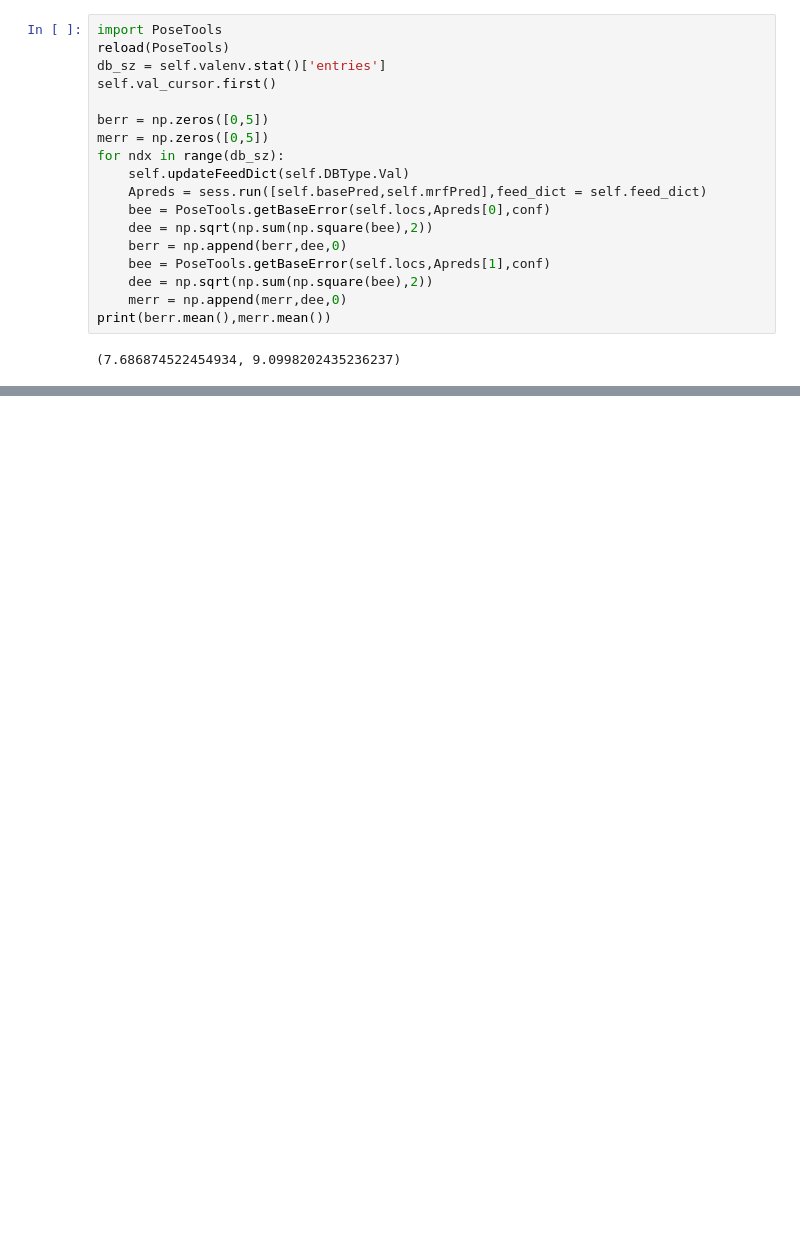
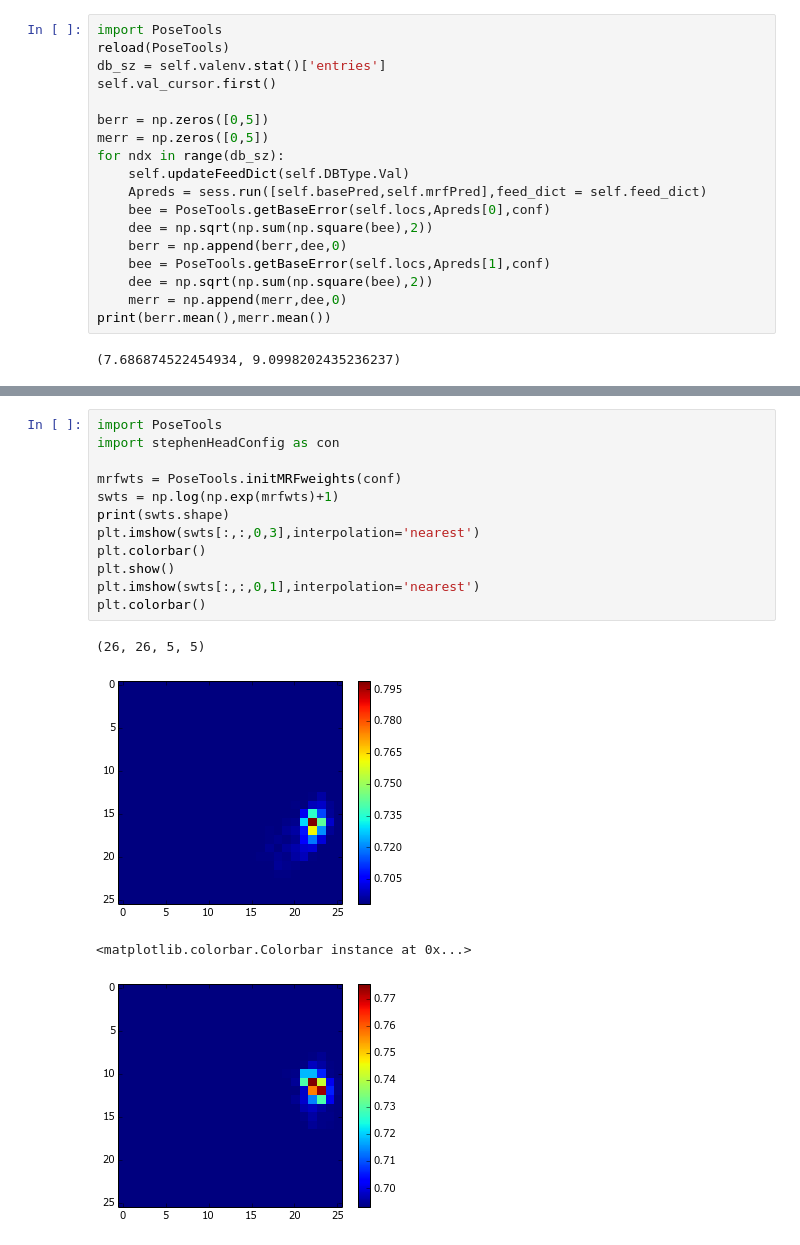
Before and after one commit to mkabra/poseTF, a Jupyter notebook: cellCodeHead.ipynb, the cells around one changed output, grey strips where cells are left out. Saved outputs shown, nothing was run; the diff lists cells and outputs as text; blank space fills up the shorter version.

```diff
--- a/cellCodeHead.ipynb
+++ b/cellCodeHead.ipynb
@@ -1371,3 +1462,20 @@ ax.bar(bb[0:-1]+width,dd2,width=width,color='b')
 (10,)
 <Container object of 10 artists>
 [figure]
+# %%
+import PoseTools
+import stephenHeadConfig as con
+
+mrfwts = PoseTools.initMRFweights(conf)
+swts = np.log(np.exp(mrfwts)+1)
+print(swts.shape)
+plt.imshow(swts[:,:,0,3],interpolation='nearest')
+plt.colorbar()
+plt.show()
+plt.imshow(swts[:,:,0,1],interpolation='nearest')
+plt.colorbar()
+# %% [output]
+(26, 26, 5, 5)
+[figure, added]
+<matplotlib.colorbar.Colorbar instance at 0x...>
+[figure, added]
```
Also changed, not shown: parts of 5 cells of this notebook, 4 other files.
